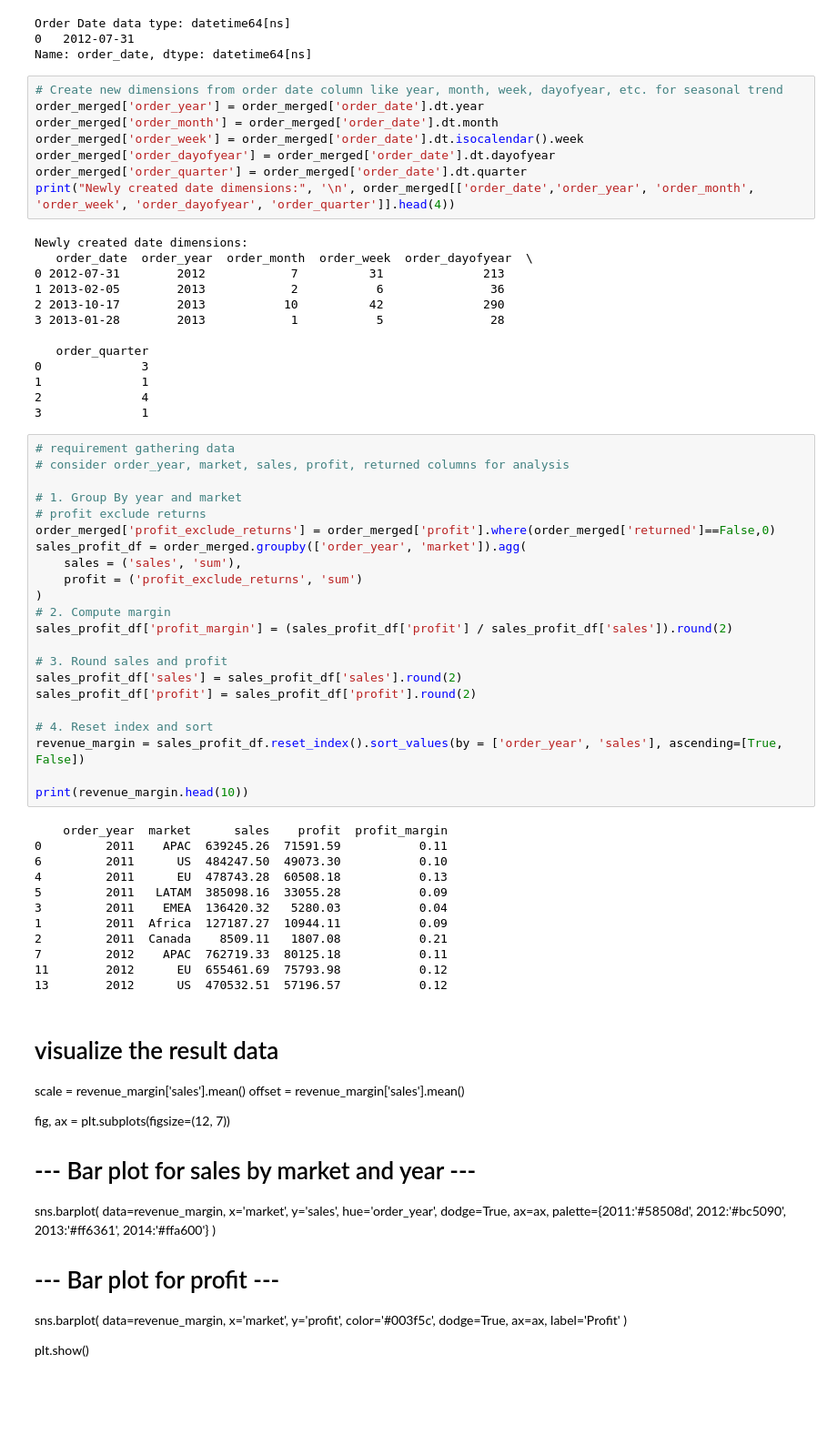
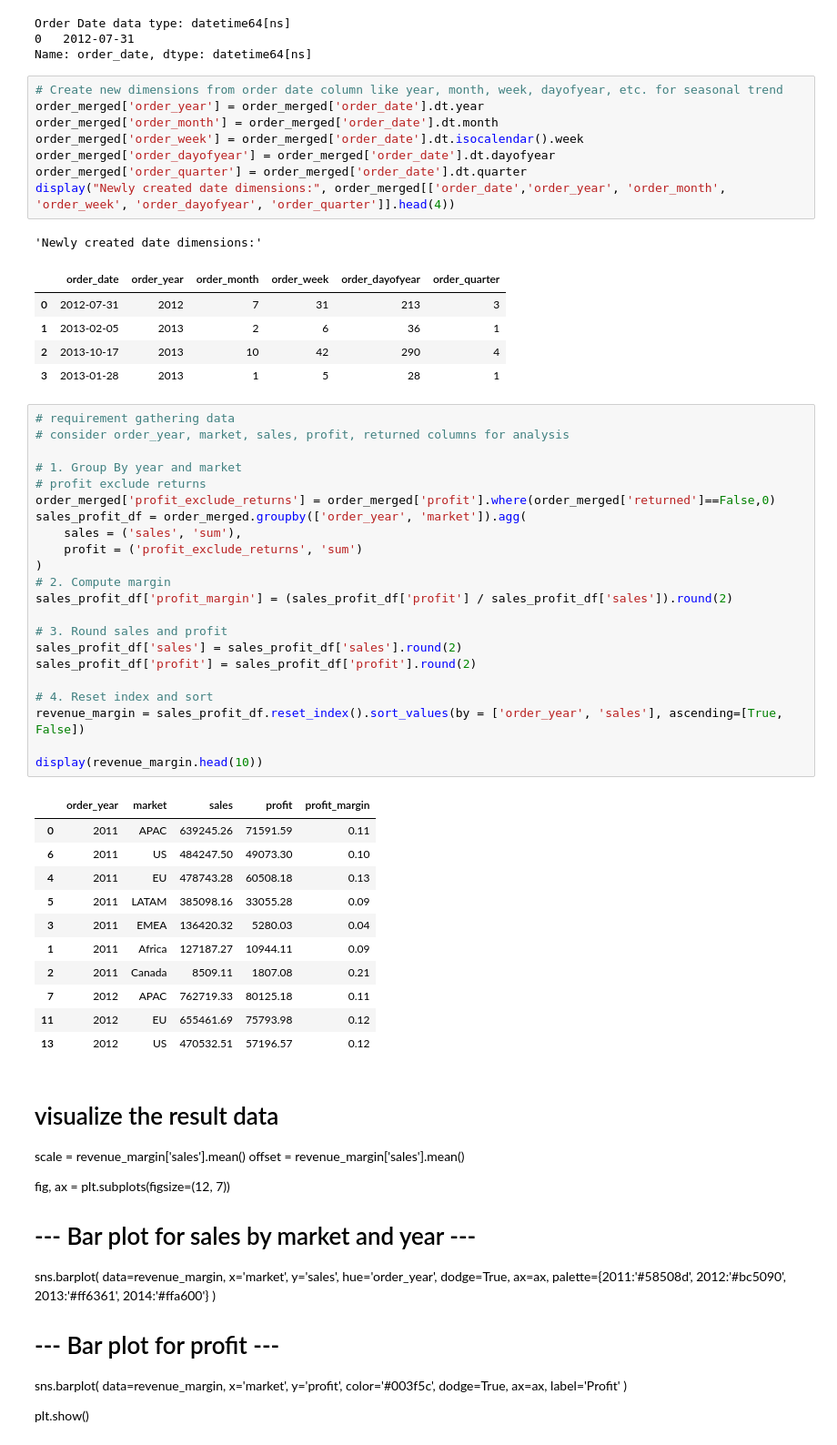
Before and after one commit to annugit1655/Global-Superstore-Project, a Jupyter notebook: notebooks/order-return-sales-analysis.ipynb, the cells around one changed output. Shown at 91% size. Drawn from its saved outputs; the diff is of its cells as text; blank space fills up the shorter version.

```diff
--- a/notebooks/order-return-sales-analysis.ipynb
+++ b/notebooks/order-return-sales-analysis.ipynb
@@ -411,54 +411,48 @@ order_merged['order_month'] = order_merged['order_date'].dt.month
 order_merged['order_week'] = order_merged['order_date'].dt.isocalendar().week
 order_merged['order_dayofyear'] = order_merged['order_date'].dt.dayofyear
 order_merged['order_quarter'] = order_merged['order_date'].dt.quarter
-print("Newly created date dimensions:", '\n', order_merged[['order_date','order_year', 'order_month', 'order_week', 'order_dayofyear', 'order_quarter']].head(4))
+display("Newly created date dimensions:", order_merged[['order_date','order_year', 'order_month', 'order_week', 'order_dayofyear', 'order_quarter']].head(4))
 # %% [output]
-Newly created date dimensions:
-   order_date  order_year  order_month  order_week  order_dayofyear  \
-0 2012-07-31        2012            7          31              213
-1 2013-02-05        2013            2           6               36
-2 2013-10-17        2013           10          42              290
-3 2013-01-28        2013            1           5               28
-
-   order_quarter
-0              3
-1              1
-2              4
-3              1
+'Newly created date dimensions:'
+|  | order_date | order_year | order_month | order_week | order_dayofyear | order_quarter |
+| 0 | 2012-07-31 | 2012 | 7 | 31 | 213 | 3 |
+| 1 | 2013-02-05 | 2013 | 2 | 6 | 36 | 1 |
+| 2 | 2013-10-17 | 2013 | 10 | 42 | 290 | 4 |
+| 3 | 2013-01-28 | 2013 | 1 | 5 | 28 | 1 |
 # %%
 # requirement gathering data
 # consider order_year, market, sales, profit, returned columns for analysis
 
 # 1. Group By year and market
 # profit exclude returns
 order_merged['profit_exclude_returns'] = order_merged['profit'].where(order_merged['returned']==False,0)
 sales_profit_df = order_merged.groupby(['order_year', 'market']).agg(
     sales = ('sales', 'sum'),
     profit = ('profit_exclude_returns', 'sum')
 )
 # 2. Compute margin
 sales_profit_df['profit_margin'] = (sales_profit_df['profit'] / sales_profit_df['sales']).round(2)
 
 # 3. Round sales and profit
 sales_profit_df['sales'] = sales_profit_df['sales'].round(2)
 sales_profit_df['profit'] = sales_profit_df['profit'].round(2)
 
 # 4. Reset index and sort
 revenue_margin = sales_profit_df.reset_index().sort_values(by = ['order_year', 'sales'], ascending=[True, False])
 
-print(revenue_margin.head(10))
+display(revenue_margin.head(10))
 # %% [output]
-    order_year  market      sales    profit  profit_margin
-0         2011    APAC  639245.26  71591.59           0.11
-6         2011      US  484247.50  49073.30           0.10
-4         2011      EU  478743.28  60508.18           0.13
-5         2011   LATAM  385098.16  33055.28           0.09
-3         2011    EMEA  136420.32   5280.03           0.04
-1         2011  Africa  127187.27  10944.11           0.09
-2         2011  Canada    8509.11   1807.08           0.21
-7         2012    APAC  762719.33  80125.18           0.11
-11        2012      EU  655461.69  75793.98           0.12
-13        2012      US  470532.51  57196.57           0.12
+|  | order_year | market | sales | profit | profit_margin |
+| 0 | 2011 | APAC | 639245.26 | 71591.59 | 0.11 |
+| 6 | 2011 | US | 484247.50 | 49073.30 | 0.10 |
+| 4 | 2011 | EU | 478743.28 | 60508.18 | 0.13 |
+| 5 | 2011 | LATAM | 385098.16 | 33055.28 | 0.09 |
+| 3 | 2011 | EMEA | 136420.32 | 5280.03 | 0.04 |
+| 1 | 2011 | Africa | 127187.27 | 10944.11 | 0.09 |
+| 2 | 2011 | Canada | 8509.11 | 1807.08 | 0.21 |
+| 7 | 2012 | APAC | 762719.33 | 80125.18 | 0.11 |
+| 11 | 2012 | EU | 655461.69 | 75793.98 | 0.12 |
+| 13 | 2012 | US | 470532.51 | 57196.57 | 0.12 |
 # %% [markdown]
 # visualize the result data
 scale = revenue_margin['sales'].mean()
```
Also changed, not shown: parts of 12 cells of this notebook.
